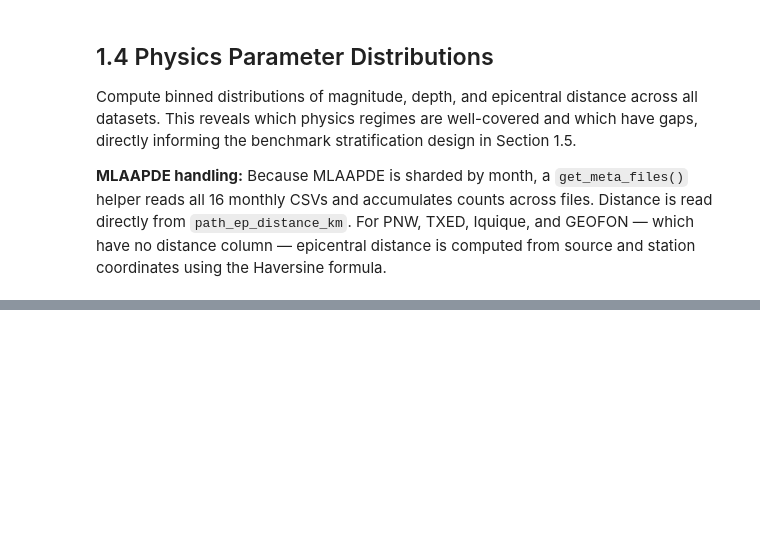
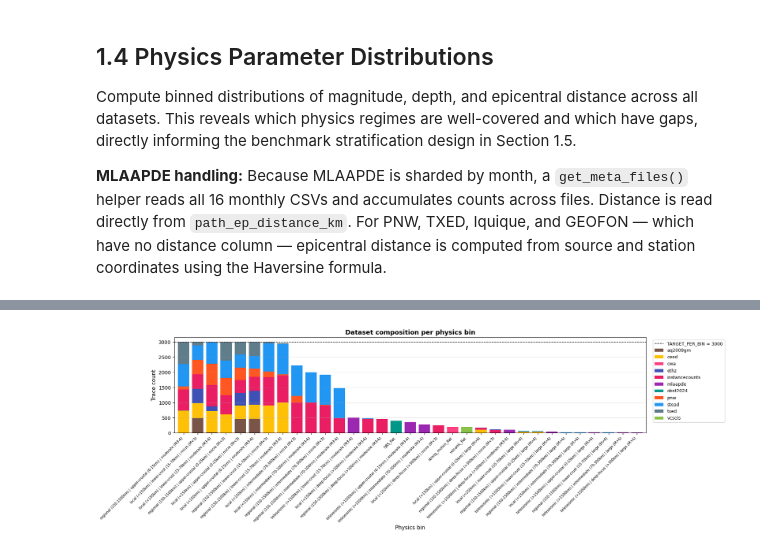
Before and after one commit to Denolle-Lab/phasenet-retrain, a Jupyter notebook: notebooks/04_creating_benchmark_dataset.ipynb, the cells around one changed output, grey strips where cells are left out. Saved outputs shown, nothing was run; the diff lists cells and outputs as text; code cells hidden in the pictures; blank space fills up the shorter version.

```diff
--- a/notebooks/04_creating_benchmark_dataset.ipynb
+++ b/notebooks/04_creating_benchmark_dataset.ipynb
@@ -1638,0 +2117,39 @@ Saved → benchmark_summary.png
+# %%
+import matplotlib.pyplot as plt
+import pandas as pd
+
+# Only look at fully-binned traces
+binned = benchmark[benchmark['physics_bin'] != 'partial'].copy()
+
+# Count by (physics_bin, dataset)
+counts = (
+    binned.groupby(['physics_bin', 'dataset'])
+    .size()
+    .unstack(fill_value=0)
+)
+
+# Sort bins by total count descending
+counts = counts.loc[counts.sum(axis=1).sort_values(ascending=False).index]
+
+fig, ax = plt.subplots(figsize=(18, 6))
+
+counts.plot(
+    kind='bar', stacked=True, ax=ax,
+    color=[DS_COLORS.get(d, '#888888') for d in counts.columns],
+    width=0.8,
+)
+
+ax.set_xlabel('Physics bin', fontsize=11)
+ax.set_ylabel('Trace count', fontsize=11)
+ax.set_title('Dataset composition per physics bin', fontsize=13, fontweight='bold')
+ax.set_xticklabels(ax.get_xticklabels(), rotation=45, ha='right', fontsize=7)
+ax.axhline(y=TARGET_PER_BIN, color='black', linestyle='--',
+           linewidth=1, label=f'TARGET_PER_BIN = {TARGET_PER_BIN}')
+ax.legend(bbox_to_anchor=(1.01, 1), loc='upper left', fontsize=9)
+ax.grid(axis='y', alpha=0.3)
+
+plt.tight_layout()
+plt.savefig('bin_composition.png', dpi=150, bbox_inches='tight')
+plt.show()
+# %% [output]
+[figure, added]
```
Also changed, not shown: parts of 29 cells of this notebook.
